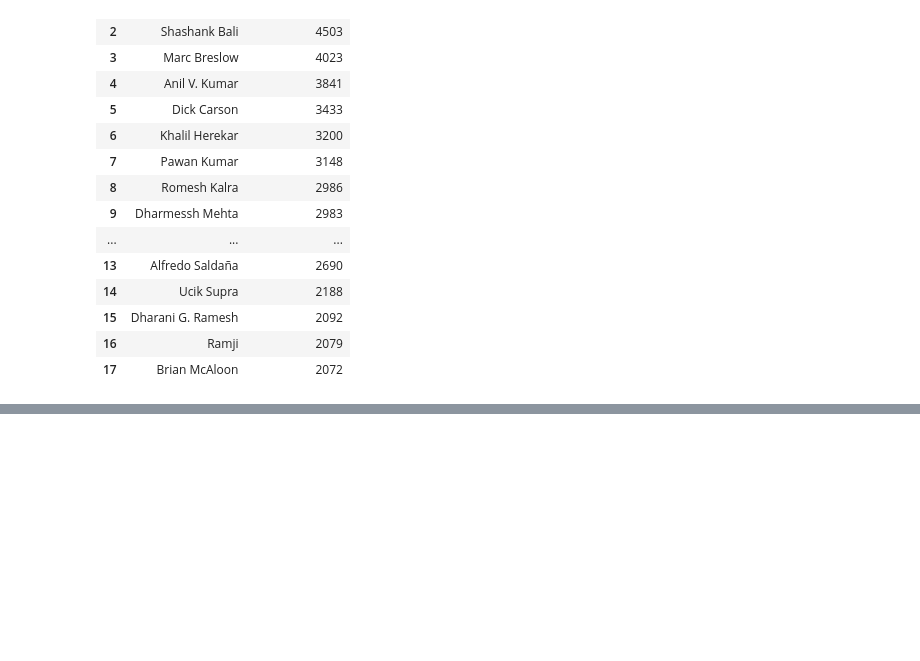
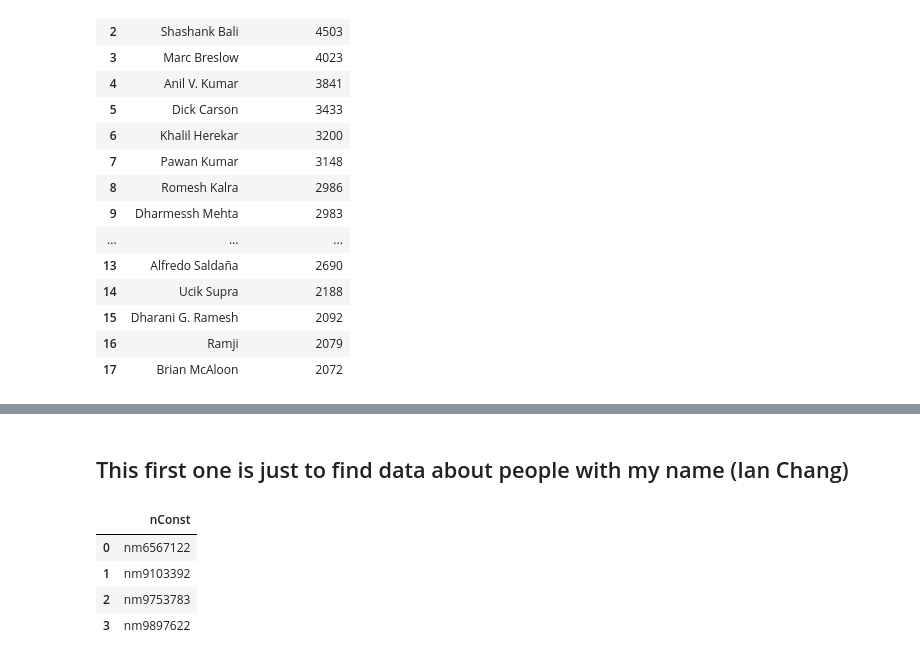
Before and after one commit to en-chang/imdb-data, a Jupyter notebook: imdb_analysis.ipynb, the cells around one changed output, grey strips where cells are left out. Saved outputs shown, nothing was run; the diff lists cells and outputs as text; code cells hidden in the pictures; blank space fills up the shorter version.

```diff
--- a/imdb_analysis.ipynb
+++ b/imdb_analysis.ipynb
@@ -251,0 +313,14 @@ SELECT * FROM imdb_modeled.v_Most_Directings
+# %% [markdown]
+## This first one is just to find data about people with my name (Ian Chang)
+# %%
+# Again ignore this one
+%%bigquery
+SELECT nConst
+FROM imdb_modeled.People p
+WHERE primaryName = 'Ian Chang'
+# %% [output]
+|  | nConst |
+| 0 | nm6567122 |
+| 1 | nm9103392 |
+| 2 | nm9753783 |
+| 3 | nm9897622 |
```
Also changed, not shown: parts of 10 cells of this notebook, 1 other file.
